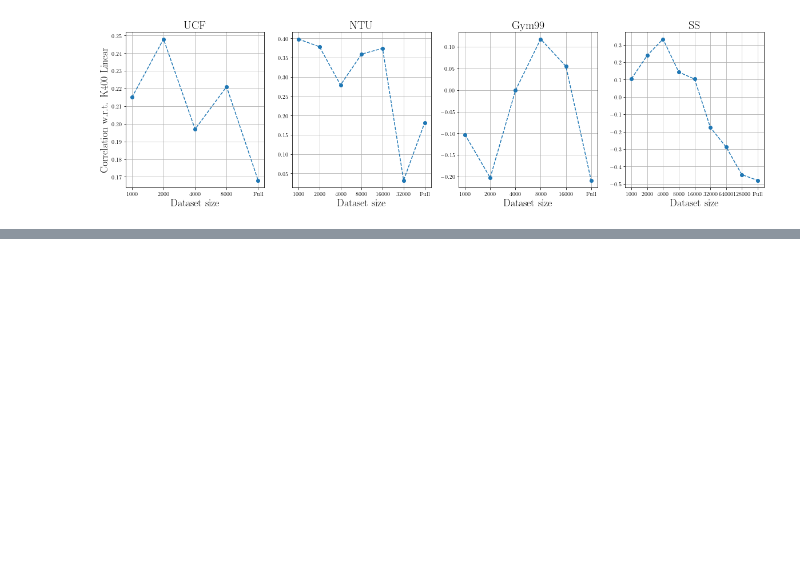
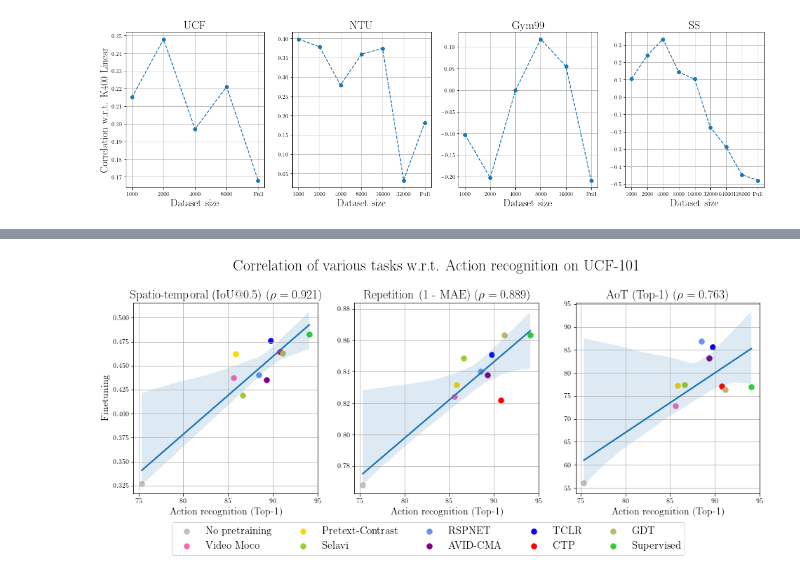
Before and after one commit to bpiyush/ViDA-SSL, a Jupyter notebook: misc/plotting/correlation_plots.ipynb, the cells around one changed output, grey strips where cells are left out. Cells and saved outputs as stored; diff of their text form; code cells hidden in the pictures; blank space fills up the shorter version.

```diff
--- a/misc/plotting/correlation_plots.ipynb
+++ b/misc/plotting/correlation_plots.ipynb
@@ -246,0 +462,39 @@ plt.show()
+# %%
+tasks = [x for x in df.columns if not ("Action recognition" in x)]
+# legend_xloc = -2.0 if len(datasets) == 5 else -1.35
+legend_xloc = -0.8
+
+fig, axes = plt.subplots(1, len(tasks), figsize=(16, 5))
+
+for i in range(len(axes)):
+    ax = axes[i]
+
+    task = tasks[i]
+
+    ylabel = "Finetuning" if i == 0 else ""
+    legend = True if i == len(axes) - 1 else False
+    legend_kwargs = dict(
+        ncol=len(df.index) // 2,
+        loc='lower center',
+        bbox_to_anchor=(legend_xloc, -0.35),
+        fontsize=15,
+    )
+
+    scatter_with_correlation(
+        xvalues=df["Action recognition (Top-1)"].values,
+        yvalues=df[task].values,
+        labels=df.index,
+        ax=ax,
+        size_alpha=0.7,
+        title=task,
+        xlabel="Action recognition (Top-1)",
+        ylabel=ylabel,
+        legend=legend,
+        legend_kwargs=legend_kwargs,
+    )
+    ax.grid()
+
+plt.suptitle("Correlation of various tasks w.r.t. Action recognition on UCF-101", fontsize=22, y=1.05)
+plt.show()
+# %% [output]
+[figure, added]
```
Also changed, not shown: parts of 15 cells of this notebook, 1 other file.
